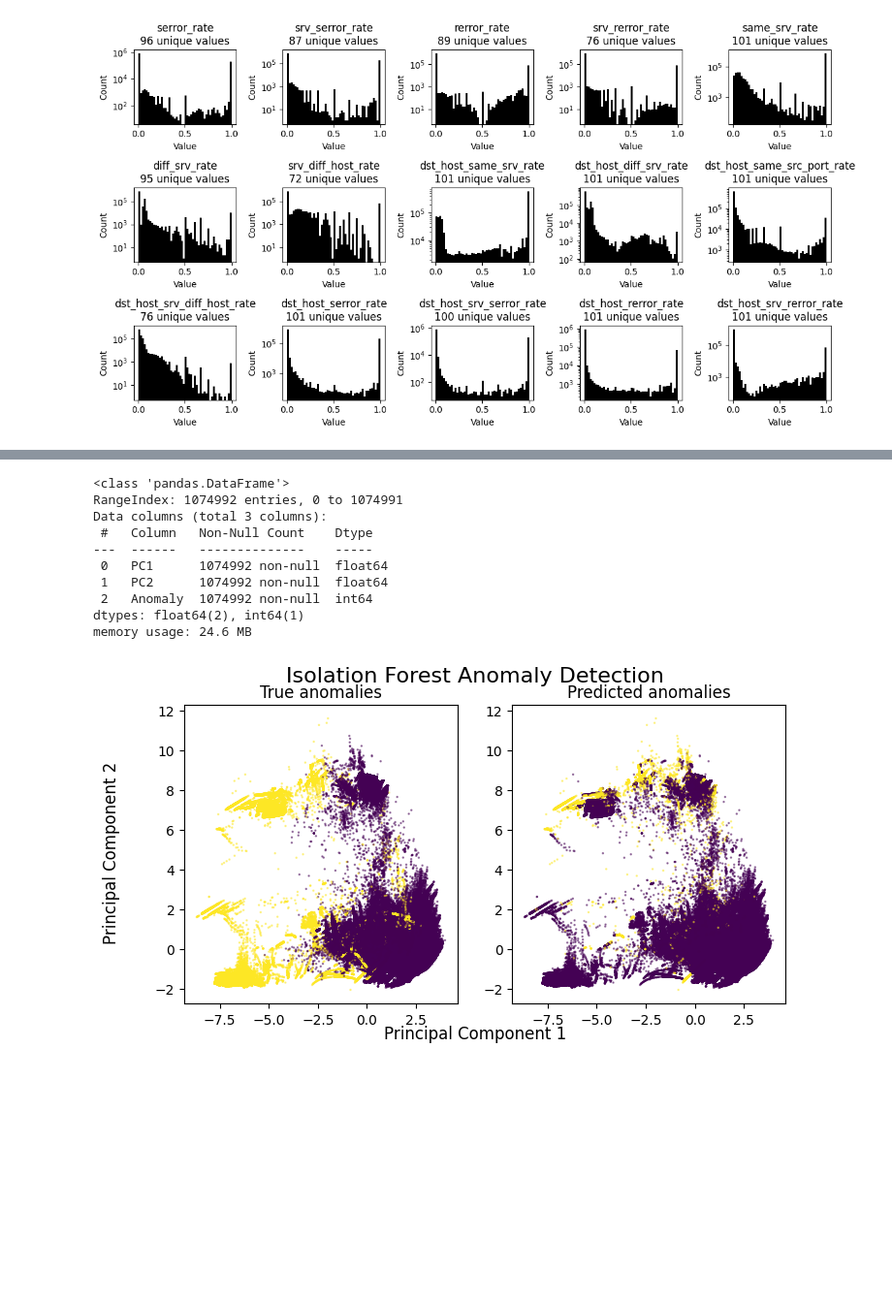
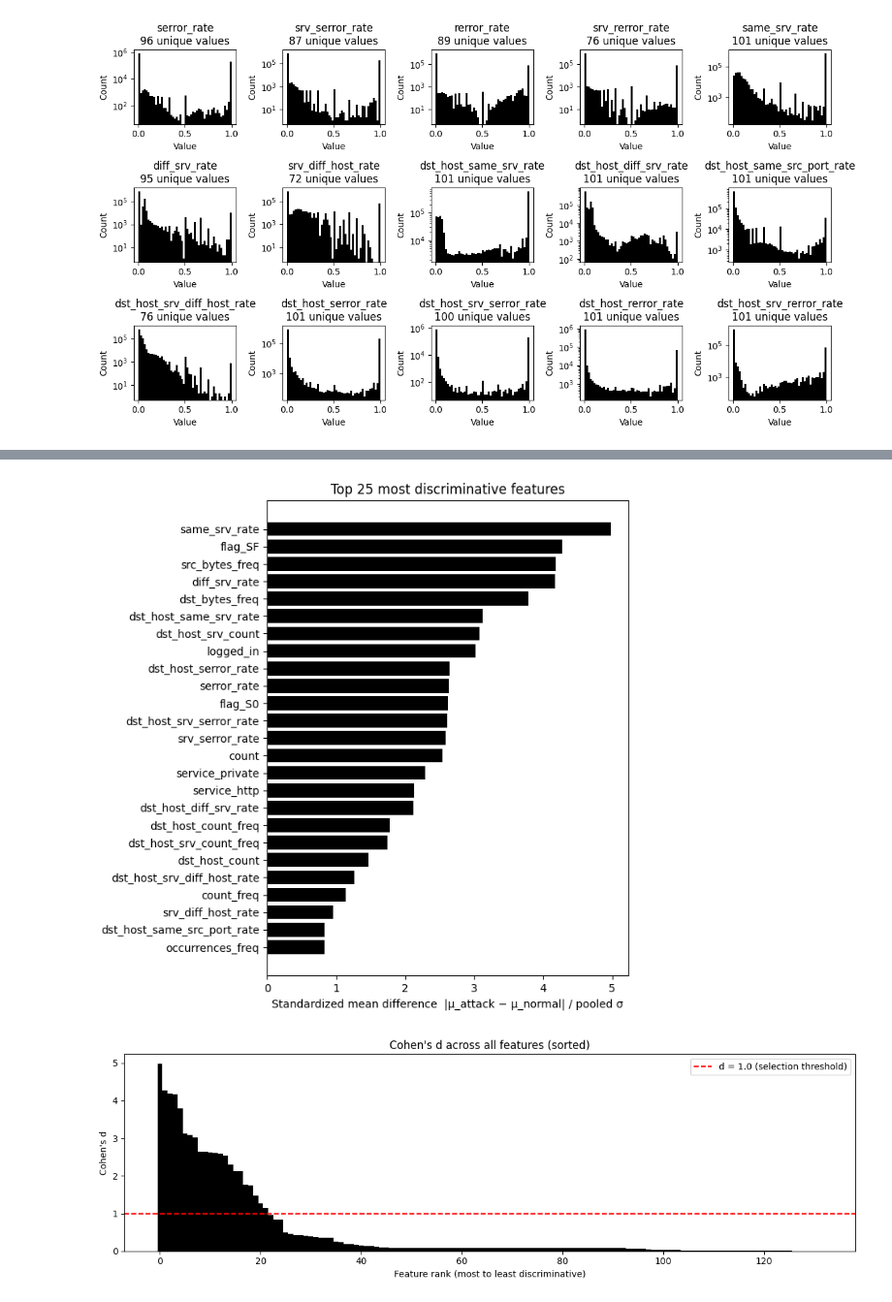
Before and after one commit to gperdrizet/fullstack-2605, a Jupyter notebook: unit-3/lesson-22/lesson-22-intrusion-detection.ipynb, the cells around one changed output, grey strips where cells are left out. Shown at 97% size. Cells and saved outputs as stored; diff of their text form; code cells hidden in the pictures; blank space fills up the shorter version.

Commit message:
Finished intrusion detection demo

```diff
--- a/unit-3/lesson-22/lesson-22-intrusion-detection.ipynb
+++ b/unit-3/lesson-22/lesson-22-intrusion-detection.ipynb
@@ -590,0 +576,24 @@ Isolation Forest: 10750 anomalies detected (1.0%)
+# %%
+feature_stats = []
+
+for col in scaled_kdd_df.columns:
+
+    normal_vals = scaled_kdd_df.loc[encoded_labels == 0, col]
+    attack_vals = scaled_kdd_df.loc[encoded_labels == 1, col]
+
+    pooled_std = np.sqrt((normal_vals.var() + attack_vals.var()) / 2)
+    effect_size = abs(attack_vals.mean() - normal_vals.mean()) / (pooled_std + 1e-10)
+
+    feature_stats.append({
+        'feature': col,
+        'effect_size': round(effect_size, 4),
+        'mean_normal': round(normal_vals.mean(), 4),
+        'mean_attack': round(attack_vals.mean(), 4),
+    })
+
+feature_stats_df = pd.DataFrame(feature_stats).sort_values(
+    'effect_size',
+    ascending=False
+).reset_index(drop=True)
+
+feature_stats_df.head(20)
@@ -591,42 +618,33 @@ Isolation Forest: 10750 anomalies detected (1.0%)
 # %%
-# Standard scale for PCA projection
-scaler = StandardScaler()
-scaled_kdd_df = pd.DataFrame(scaler.fit_transform(kdd_df), columns=kdd_df.columns)
+top_n = 25
+top_features = feature_stats_df.head(top_n)
 
-# Project to 2D for visualization
-pca_vis = PCA(n_components=2, random_state=315)
-kdd_vis_df = pd.DataFrame(pca_vis.fit_transform(scaled_kdd_df), columns=['PC1', 'PC2'])
+fig, ax = plt.subplots(figsize=(7, 7))
 
-# Convert sklearn's -1/1 output to 0/1
-def to_binary(labels):
-    return (np.array(labels) == -1).astype(int)
+ax.barh(top_features['feature'].iloc[::-1], top_features['effect_size'].iloc[::-1], color='black')
+ax.set_xlabel('Standardized mean difference  |μ_attack − μ_normal| / pooled σ')
+ax.set_title(f'Top {top_n} most discriminative features')
 
-kdd_vis_df['Anomaly'] = to_binary(iso_forest_labels)
-kdd_vis_df.info()
+plt.tight_layout()
+plt.show()
 # %% [output]
-<class 'pandas.DataFrame'>
-RangeIndex: 1074992 entries, 0 to 1074991
-Data columns (total 3 columns):
- #   Column   Non-Null Count    Dtype
----  ------   --------------    -----
- 0   PC1      1074992 non-null  float64
- 1   PC2      1074992 non-null  float64
- 2   Anomaly  1074992 non-null  int64
-dtypes: float64(2), int64(1)
-memory usage: 24.6 MB
+[figure, added]
 # %%
-fig, axes = plt.subplots(1, 2, figsize=(8, 4))
-fig.suptitle('Isolation Forest Anomaly Detection', fontsize=16)
-fig.supxlabel('Principal Component 1', fontsize=12)
-fig.supylabel('Principal Component 2', fontsize=12)
+# Sorted bar chart of all Cohen's d values to see the full spread and choose a threshold
+threshold = 1.0
 
-encoded_labels = [0 if label == 'normal.' else 1 for label in labels]
+fig, ax = plt.subplots(figsize=(12, 4))
 
-axes[0].set_title('True anomalies')
-axes[1].set_title('Predicted anomalies')
-axes[0].scatter(kdd_vis_df['PC1'], kdd_vis_df['PC2'], c=encoded_labels, s=0.5, alpha=0.5)
-axes[1].scatter(kdd_vis_df['PC1'], kdd_vis_df['PC2'], c=kdd_vis_df['Anomaly'], s=0.5, alpha=0.5)
+sorted_d = feature_stats_df['effect_size'].sort_values(ascending=False).reset_index(drop=True)
 
+ax.bar(range(len(sorted_d)), sorted_d, color='black', width=1.0)
+ax.axhline(threshold, color='red', linestyle='--', label=f'd = {threshold} (selection threshold)')
+ax.set_xlabel('Feature rank (most to least discriminative)')
+ax.set_ylabel("Cohen's d")
+ax.set_title("Cohen's d across all features (sorted)")
+ax.legend()
+
+plt.tight_layout()
 plt.show()
 # %% [output]
-[figure, old version]
+[figure, new version]
```
Also changed, not shown: parts of 47 cells of this notebook.
